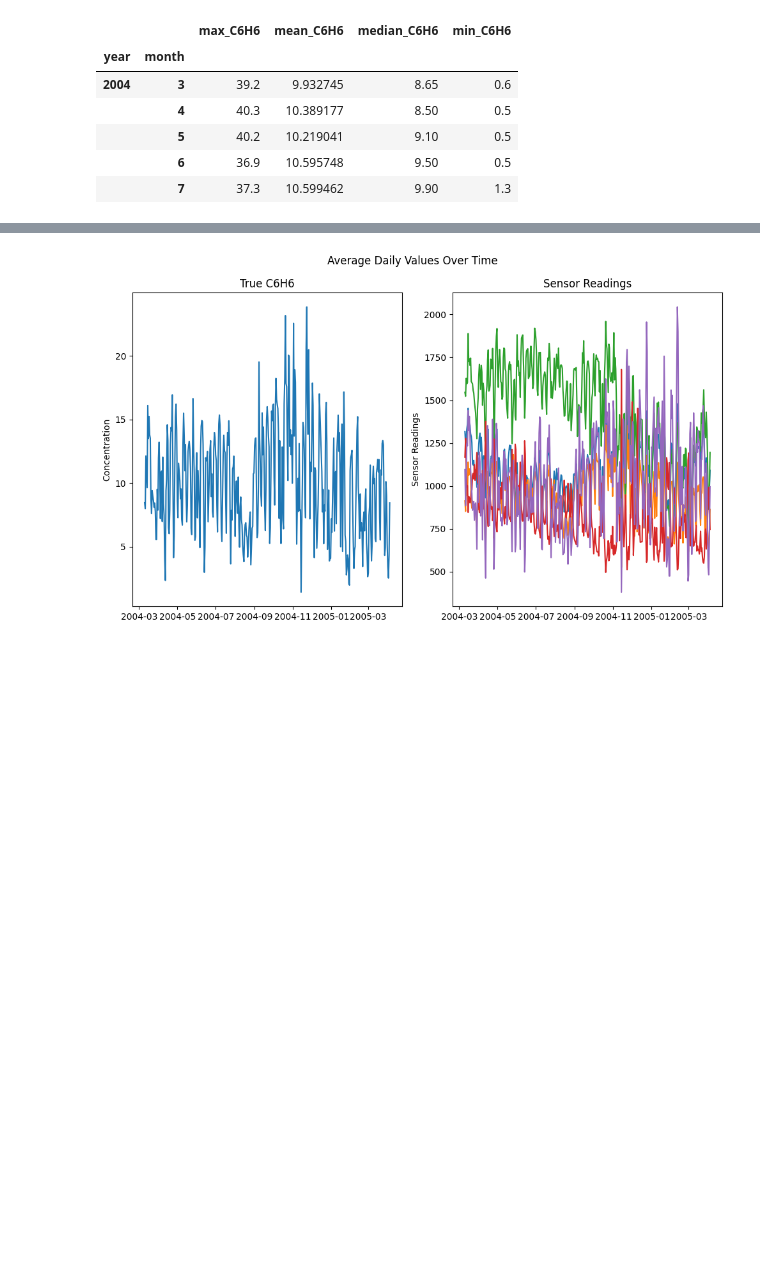
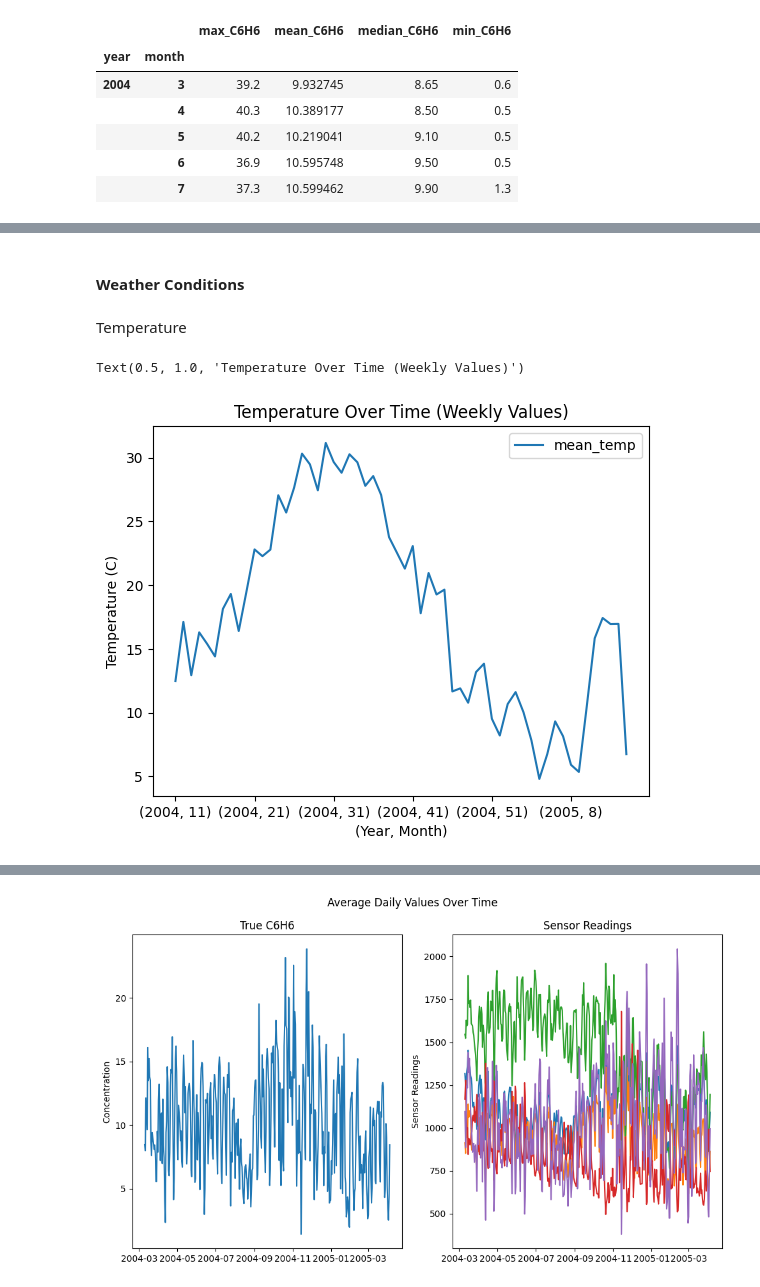
Before and after one commit to Alex-Devoid/ST-554-Project1, a Jupyter notebook: Task2/Task2.ipynb, the cells around one changed output, grey strips where cells are left out. Cells and saved outputs as stored; diff of their text form; code cells hidden in the pictures; blank space fills up the shorter version.

```diff
--- a/Task2/Task2.ipynb
+++ b/Task2/Task2.ipynb
@@ -953,0 +957,13 @@ air_qu.Date[0].month
+# %% [markdown]
+#### Weather Conditions
+# %% [markdown]
+Temperature
+# %%
+air_qu.groupby(["year", "week"]).agg(mean_temp = ("temp", "mean"))\
+                                 .plot(kind = "line")
+plt.xlabel("(Year, Month)")
+plt.ylabel("Temperature (C)")
+plt.title("Temperature Over Time (Weekly Averages)")
+# %% [output]
+Text(0.5, 1.0, 'Temperature Over Time (Weekly Values)')
+[figure, added]
```
Also changed, not shown: parts of 14 cells of this notebook.
